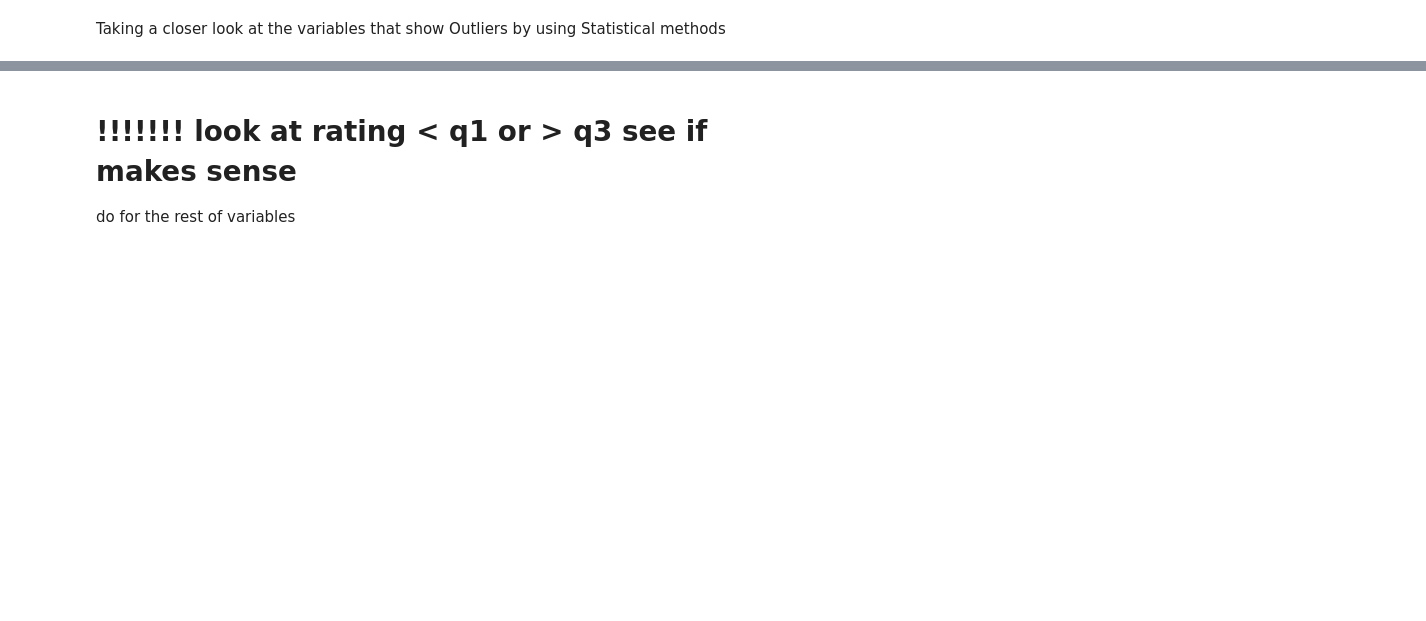
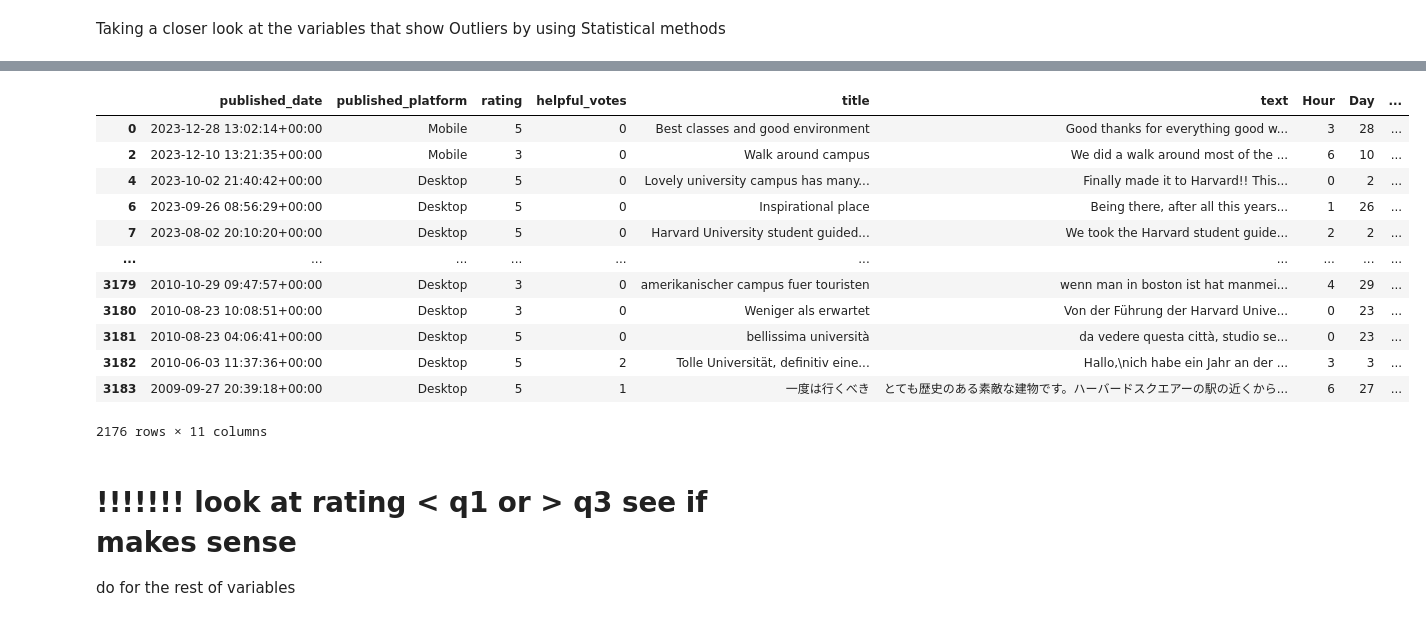
Before and after one commit to antoniooliveira03/Projects, a Jupyter notebook: Industrial Applications of AI/Assignment 4/Harvard Reviews Notebook.ipynb, the cells around one changed output, grey strips where cells are left out. Drawn from its saved outputs; the diff is of its cells as text; code cells hidden in the pictures; blank space fills up the shorter version.

```diff
--- a/Industrial Applications of AI/Assignment 4/Harvard Reviews Notebook.ipynb
+++ b/Industrial Applications of AI/Assignment 4/Harvard Reviews Notebook.ipynb
@@ -203,3 +241,19 @@ data[data['rating']]
+# %%
+data[(data['rating'] < 4) | (data['rating'] >= 5)]
+# %% [output]
+|  | published_date | published_platform | rating | helpful_votes | title | text | Hour | Day | ... |
+| 0 | 2023-12-28 13:02:14+00:00 | Mobile | 5 | 0 | Best classes and good environment | Good thanks for everything good w... | 3 | 28 | ... |
+| 2 | 2023-12-10 13:21:35+00:00 | Mobile | 3 | 0 | Walk around campus | We did a walk around most of the ... | 6 | 10 | ... |
+| 4 | 2023-10-02 21:40:42+00:00 | Desktop | 5 | 0 | Lovely university campus has many... | Finally made it to Harvard!! This... | 0 | 2 | ... |
+| 6 | 2023-09-26 08:56:29+00:00 | Desktop | 5 | 0 | Inspirational place | Being there, after all this years... | 1 | 26 | ... |
+| 7 | 2023-08-02 20:10:20+00:00 | Desktop | 5 | 0 | Harvard University student guided... | We took the Harvard student guide... | 2 | 2 | ... |
+| ... | ... | ... | ... | ... | ... | ... | ... | ... | ... |
+| 3179 | 2010-10-29 09:47:57+00:00 | Desktop | 3 | 0 | amerikanischer campus fuer touristen | wenn man in boston ist hat manmei... | 4 | 29 | ... |
+| 3180 | 2010-08-23 10:08:51+00:00 | Desktop | 3 | 0 | Weniger als erwartet | Von der Führung der Harvard Unive... | 0 | 23 | ... |
+| 3181 | 2010-08-23 04:06:41+00:00 | Desktop | 5 | 0 | bellissima università | da vedere questa città, studio se... | 0 | 23 | ... |
+| 3182 | 2010-06-03 11:37:36+00:00 | Desktop | 5 | 2 | Tolle Universität, definitiv eine... | Hallo,\nich habe ein Jahr an der ... | 3 | 3 | ... |
+| 3183 | 2009-09-27 20:39:18+00:00 | Desktop | 5 | 1 | 一度は行くべき | とても歴史のある素敵な建物です。ハーバードスクエアーの駅の近くから... | 6 | 27 | ... |
+2176 rows × 11 columns
 # %% [markdown]
 # !!!!!!! look at rating < q1 or > q3 see if makes sense
 do for the rest of variables
```
Also changed, not shown: parts of 6 cells of this notebook, 2 other files.
